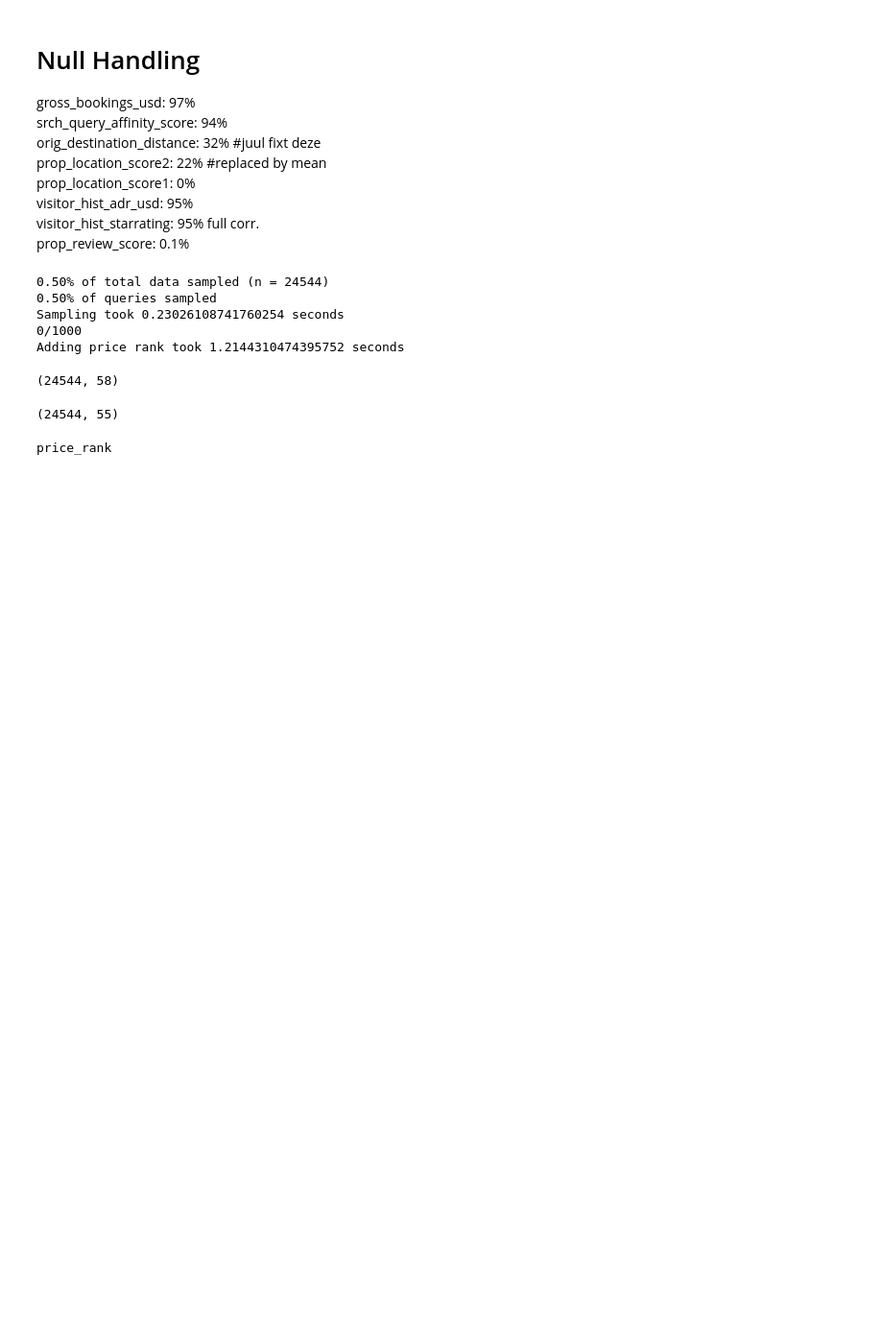
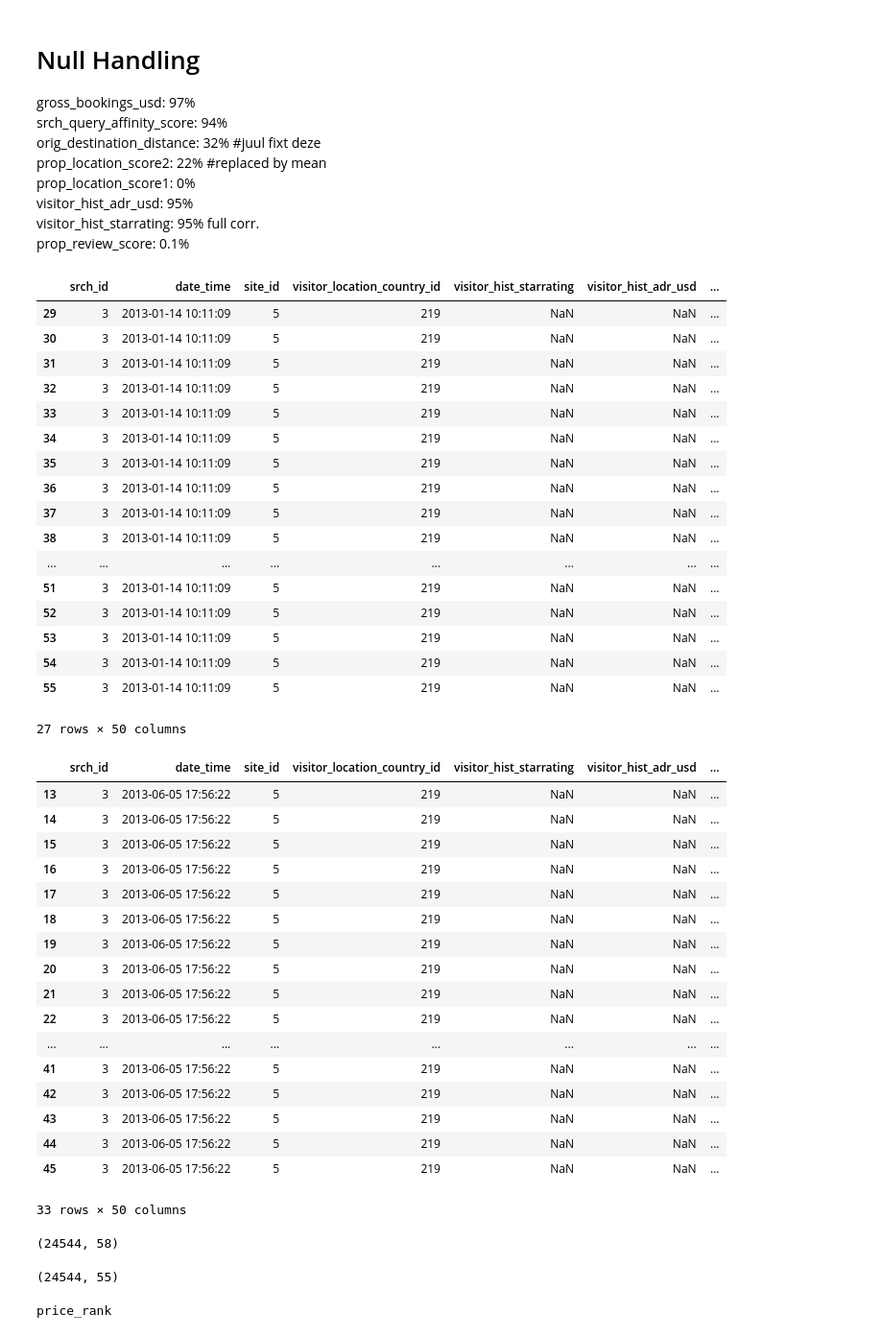
Before and after one commit to hannaheyer/Dmt, a Jupyter notebook: Prac2/DMT_Preprocessing_Final.ipynb, the cells around one changed output. Shown: that part at 96% size. Drawn from its saved outputs; the diff is of its cells as text; code cells hidden in the pictures; blank space fills up the shorter version.

```diff
--- a/Prac2/DMT_Preprocessing_Final.ipynb
+++ b/Prac2/DMT_Preprocessing_Final.ipynb
@@ -33,8 +34,9 @@ visitor_hist_starrating: 95% full corr. <br/>
 prop_review_score: 0.1%
 # %%
 #loading the data
-expedia_df = pd.read_csv('training_set_VU_DM_2014.csv')
+#expedia_df = pd.read_csv('training_set_VU_DM_2014.csv')
 test_df = pd.read_csv('test_set_VU_DM_2014.csv')
+test_kg = pd.read_csv('test.csv')
 # %%
 def sample_by_query(data, N):
     s = time.time()
@@ -46,15 +48,49 @@ def sample_by_query(data, N):
     print('Sampling took {} seconds'.format(time.time()-s))
     return result
 
-data = sample_by_query(expedia_df, 1000)
-data2 = add_price_order(data)
-data = pp_time(data)
+#data = sample_by_query(expedia_df, 1000)
+#data2 = add_price_order(data)
+#data = pp_time(data)
-# %% [output]
-0.50% of total data sampled (n = 24544)
-0.50% of queries sampled
-Sampling took 0.23026108741760254 seconds
-0/1000
-Adding price rank took 1.2144310474395752 seconds
+# %%
+display(test_df.loc[test_df['srch_id'] ==3])
+display(test_kg.loc[test_kg['srch_id'] ==3])
+# %% [output]
+|  | srch_id | date_time | site_id | visitor_location_country_id | visitor_hist_starrating | visitor_hist_adr_usd | ... |
+| 29 | 3 | 2013-01-14 10:11:09 | 5 | 219 | NaN | NaN | ... |
+| 30 | 3 | 2013-01-14 10:11:09 | 5 | 219 | NaN | NaN | ... |
+| 31 | 3 | 2013-01-14 10:11:09 | 5 | 219 | NaN | NaN | ... |
+| 32 | 3 | 2013-01-14 10:11:09 | 5 | 219 | NaN | NaN | ... |
+| 33 | 3 | 2013-01-14 10:11:09 | 5 | 219 | NaN | NaN | ... |
+| 34 | 3 | 2013-01-14 10:11:09 | 5 | 219 | NaN | NaN | ... |
+| 35 | 3 | 2013-01-14 10:11:09 | 5 | 219 | NaN | NaN | ... |
+| 36 | 3 | 2013-01-14 10:11:09 | 5 | 219 | NaN | NaN | ... |
+| 37 | 3 | 2013-01-14 10:11:09 | 5 | 219 | NaN | NaN | ... |
+| 38 | 3 | 2013-01-14 10:11:09 | 5 | 219 | NaN | NaN | ... |
+| ... | ... | ... | ... | ... | ... | ... | ... |
+| 51 | 3 | 2013-01-14 10:11:09 | 5 | 219 | NaN | NaN | ... |
+| 52 | 3 | 2013-01-14 10:11:09 | 5 | 219 | NaN | NaN | ... |
+| 53 | 3 | 2013-01-14 10:11:09 | 5 | 219 | NaN | NaN | ... |
+| 54 | 3 | 2013-01-14 10:11:09 | 5 | 219 | NaN | NaN | ... |
+| 55 | 3 | 2013-01-14 10:11:09 | 5 | 219 | NaN | NaN | ... |
+27 rows × 50 columns
+|  | srch_id | date_time | site_id | visitor_location_country_id | visitor_hist_starrating | visitor_hist_adr_usd | ... |
+| 13 | 3 | 2013-06-05 17:56:22 | 5 | 219 | NaN | NaN | ... |
+| 14 | 3 | 2013-06-05 17:56:22 | 5 | 219 | NaN | NaN | ... |
+| 15 | 3 | 2013-06-05 17:56:22 | 5 | 219 | NaN | NaN | ... |
+| 16 | 3 | 2013-06-05 17:56:22 | 5 | 219 | NaN | NaN | ... |
+| 17 | 3 | 2013-06-05 17:56:22 | 5 | 219 | NaN | NaN | ... |
+| 18 | 3 | 2013-06-05 17:56:22 | 5 | 219 | NaN | NaN | ... |
+| 19 | 3 | 2013-06-05 17:56:22 | 5 | 219 | NaN | NaN | ... |
+| 20 | 3 | 2013-06-05 17:56:22 | 5 | 219 | NaN | NaN | ... |
+| 21 | 3 | 2013-06-05 17:56:22 | 5 | 219 | NaN | NaN | ... |
+| 22 | 3 | 2013-06-05 17:56:22 | 5 | 219 | NaN | NaN | ... |
+| ... | ... | ... | ... | ... | ... | ... | ... |
+| 41 | 3 | 2013-06-05 17:56:22 | 5 | 219 | NaN | NaN | ... |
+| 42 | 3 | 2013-06-05 17:56:22 | 5 | 219 | NaN | NaN | ... |
+| 43 | 3 | 2013-06-05 17:56:22 | 5 | 219 | NaN | NaN | ... |
+| 44 | 3 | 2013-06-05 17:56:22 | 5 | 219 | NaN | NaN | ... |
+| 45 | 3 | 2013-06-05 17:56:22 | 5 | 219 | NaN | NaN | ... |
+33 rows × 50 columns
 # %%
 display(data.shape)
 display(data2.shape)
```
Also changed, not shown: parts of 21 cells of this notebook.
